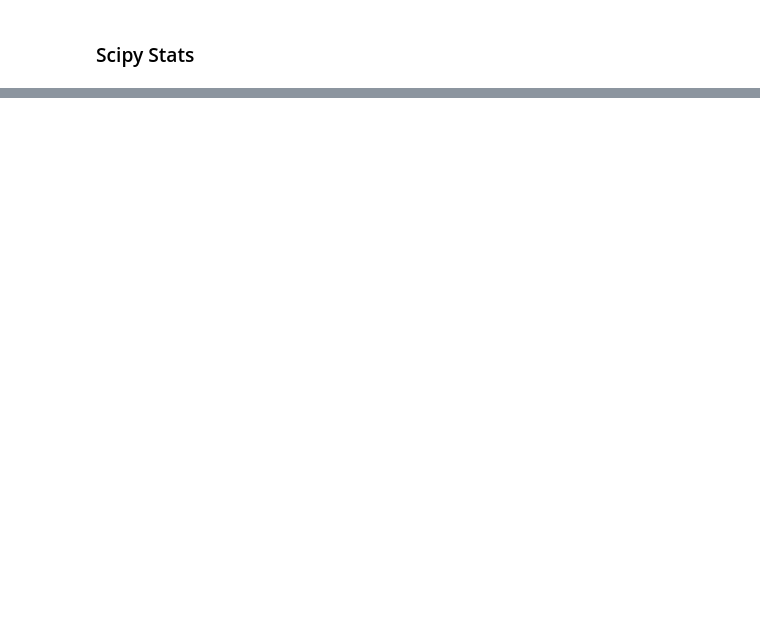
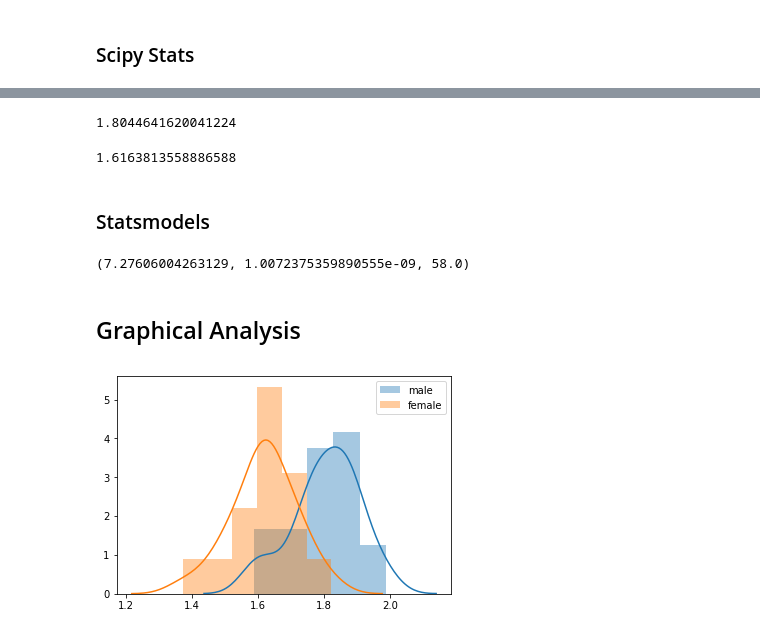
Before and after one commit to MarionMcG/machine_learning_statistics, a Jupyter notebook: 4_Ttests.ipynb, the cells around one changed output, grey strips where cells are left out. Saved outputs shown, nothing was run; the diff lists cells and outputs as text; code cells hidden in the pictures; blank space fills up the shorter version.

```diff
--- a/4_Ttests.ipynb
+++ b/4_Ttests.ipynb
@@ -26,2 +28,8 @@ T-testing is related to Hypothesis Testing. With the null hypothesis been the me
 # %% [markdown]
 ### Scipy Stats
+# %%
+#Generating random data for the heights of 30 males in my sample
+m = np.random.normal(1.8, 0.1, 30)
+# %%
+#Generating random data for the heights of 30 females in my sample
+f = np.random.normal(1.6, 0.1, 30)
@@ -27,0 +46,24 @@ T-testing is related to Hypothesis Testing. With the null hypothesis been the me
+# %%
+np.mean(m)
+# %% [output]
+1.8044641620041224
+# %%
+np.mean(f)
+# %% [output]
+1.6163813558886588
+# %% [markdown]
+### Statsmodels
+# %%
+sm_ttest.ttest_ind(m, f)
+# %% [output]
+(7.27606004263129, 1.0072375359890555e-09, 58.0)
+# %% [markdown]
+## Graphical Analysis
+# %%
+#Seaborn displot to show means
+plt.figure()
+sns.distplot(m, label = 'male')
+sns.distplot(f, label = 'female')
+plt.legend();
+# %% [output]
+[figure, added]
```
Also changed, not shown: parts of 13 cells of this notebook.
